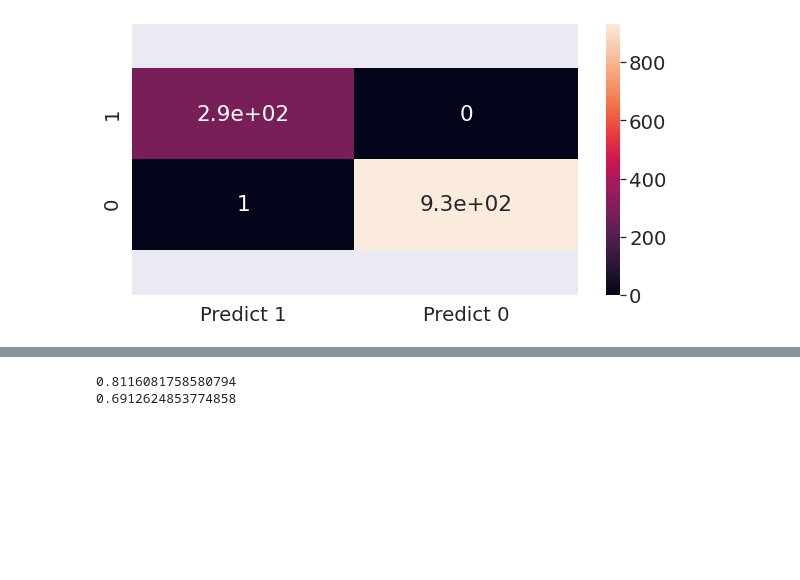
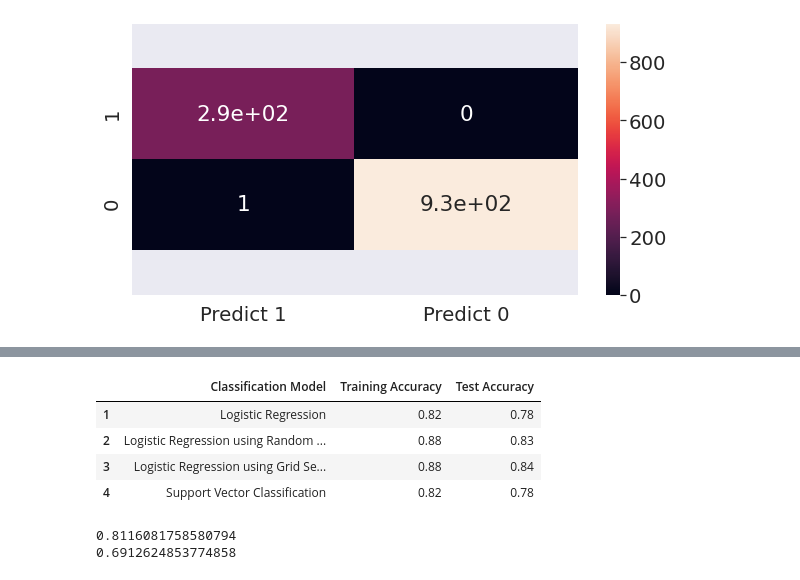
Before and after one commit to ABPande/AIML_CAPSTONE_NLP_B_GRP_4, a Jupyter notebook: Capstone Project.ipynb, the cells around one changed output, grey strips where cells are left out. Drawn from its saved outputs; the diff is of its cells as text; code cells hidden in the pictures; blank space fills up the shorter version.

Commit message:
Hyper param and accuracy matrix

```diff
--- a/Capstone Project.ipynb
+++ b/Capstone Project.ipynb
@@ -1682,0 +1771,8 @@ ax.set_ylim(bottom +0.5, top-0.5)
+# %%
+#Predict using the Best logistic regression model based on Hyper Parameter Tuning Results
+Bestpredict_train = best_model.predict(x_train)
+Bestpredict_test = best_model.predict(x_test)
+
+# Use score method to get accuracy of model
+print("Best Model Accuracy on Training Data: {0:.4f}".format(metrics.accuracy_score(y_train, Bestpredict_train)))
+print("Best Model Accuracy on Test Data: {0:.4f}".format(metrics.accuracy_score(y_test, Bestpredict_test)))
@@ -1682,0 +1782,5 @@ ax.set_ylim(bottom +0.5, top-0.5)
+# %%
+#Store the accuracy results of each model in a dataframe for final comparison
+Accuracy_HyperParam_LogisticReg = pd.DataFrame({'Classification Model':['Logistic Regression using Grid Search'], 'Training Accuracy': round(metrics.accuracy_score(y_train, Bestpredict_train),2), 'Test Accuracy': round(metrics.accuracy_score(y_test, Bestpredict_test),2)},index={'3'})
+Accuracy_Matrix = pd.concat([Accuracy_Matrix, Accuracy_HyperParam_LogisticReg])
+Accuracy_Matrix
@@ -1682,0 +1792,21 @@ ax.set_ylim(bottom +0.5, top-0.5)
+# %%
+# Support Vector Classification
+from sklearn.svm import SVC
+
+if os.path.exists(folder_path + "/" + "svc1.pickle"):
+   classifier = get_pickle_data("svc1.pickle")
+
+else:
+  classifier = SVC(kernel = 'linear', random_state = 0)
+  classifier.fit(x_train, y_train)
+  pickle_dump(model, "svc1.pickle")
+# %%
+#predict on training data
+y_predict1 = classifier.predict(x_train)
+
+#predict on test data
+y_predict2 = classifier.predict(x_test)
+
+# Use score method to get accuracy of model
+print("Model Accuracy on Training Data: {0:.4f}".format(metrics.accuracy_score(y_train, y_predict1)))
+print("Model Accuracy on Test Data: {0:.4f}".format(metrics.accuracy_score(y_test, y_predict2)))
@@ -1683,3 +1829,14 @@ ax.set_ylim(bottom +0.5, top-0.5)
+# %%
+#Store the accuracy results of each model in a dataframe for final comparison
+Accuracy_SVC = pd.DataFrame({'Classification Model':['Support Vector Classification'], 'Training Accuracy': round(metrics.accuracy_score(y_train, y_predict1),2), 'Test Accuracy': round(metrics.accuracy_score(y_test, y_predict2),2)},index={'4'})
+Accuracy_Matrix = pd.concat([Accuracy_Matrix, Accuracy_SVC])
+Accuracy_Matrix
+# %% [output]
+|  | Classification Model | Training Accuracy | Test Accuracy |
+| 1 | Logistic Regression | 0.82 | 0.78 |
+| 2 | Logistic Regression using Random ... | 0.88 | 0.83 |
+| 3 | Logistic Regression using Grid Se... | 0.88 | 0.84 |
+| 4 | Support Vector Classification | 0.82 | 0.78 |
 # %%
 #xgboost
 # Fit the model on train
```
Also changed, not shown: parts of 17 cells of this notebook.
